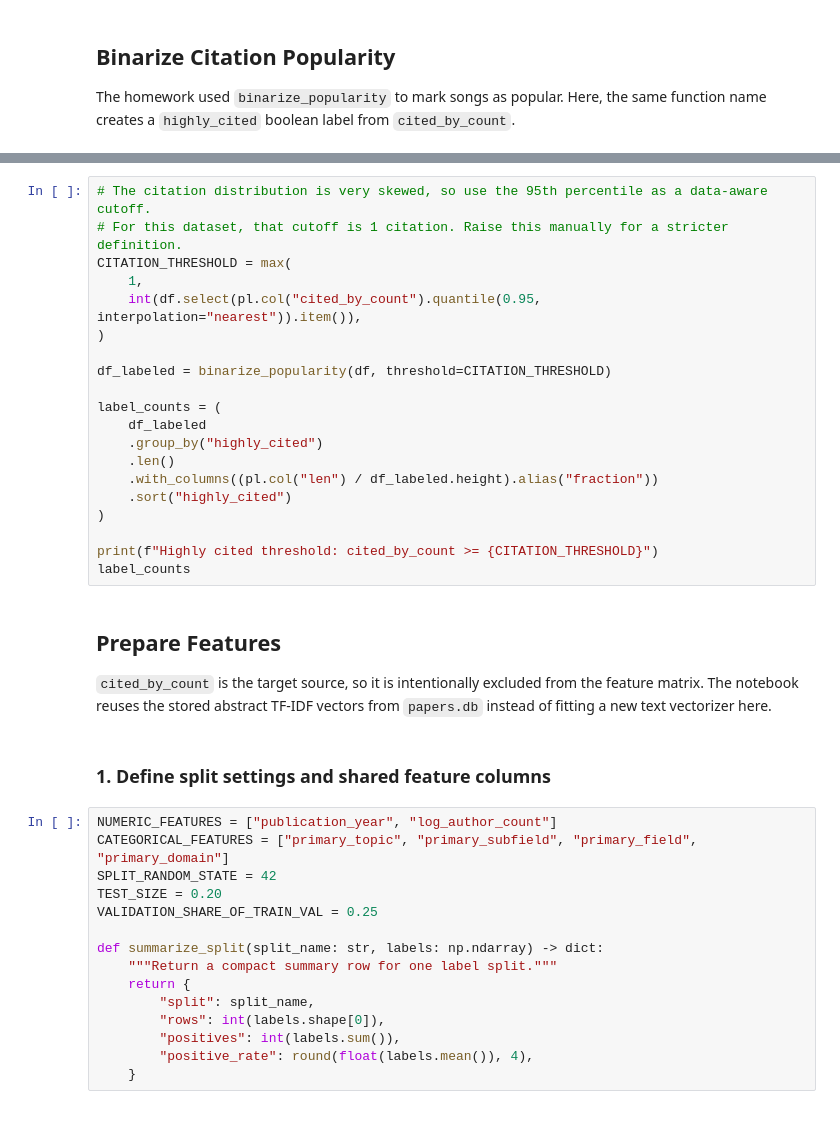
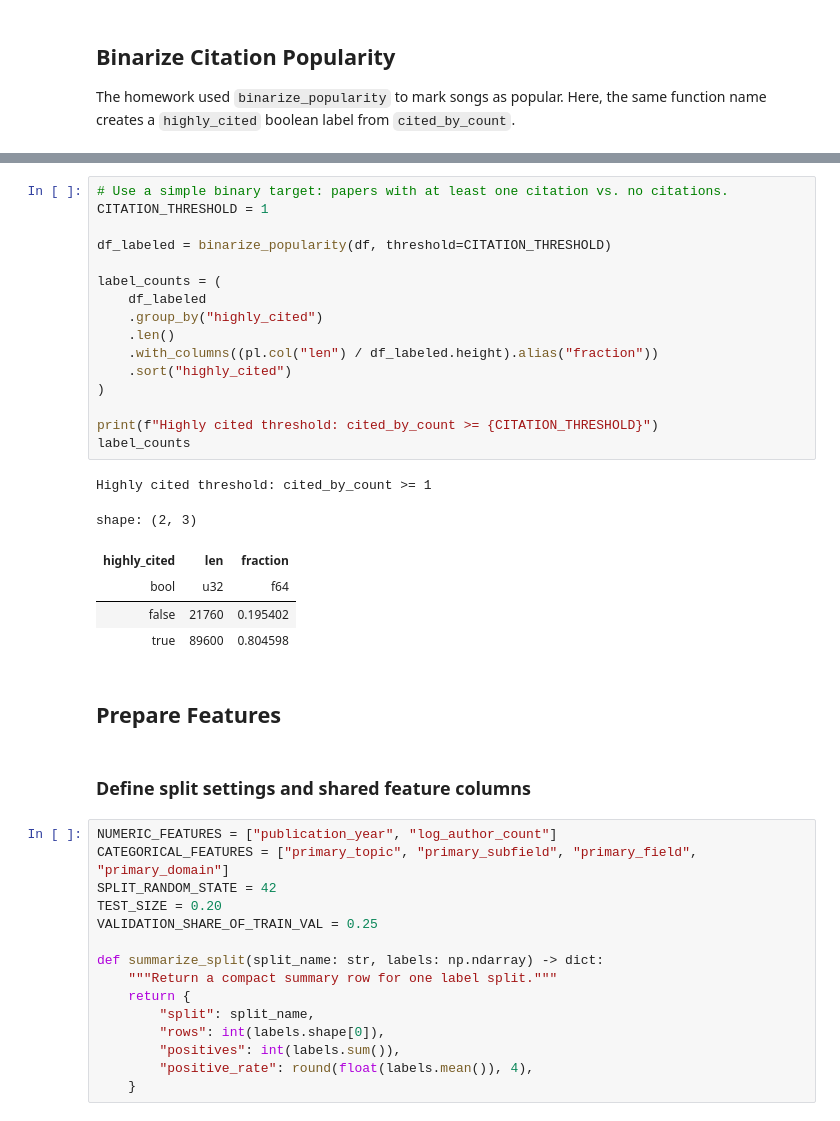
Before and after one commit to tina-ni/CIS-2450-Final-Project, a Jupyter notebook: notebooks/decisiontree_model.ipynb, the cells around one changed output, grey strips where cells are left out. Saved outputs shown, nothing was run; the diff lists cells and outputs as text.

Commit message:
Updated models with new data!
Yay

```diff
--- a/notebooks/decisiontree_model.ipynb
+++ b/notebooks/decisiontree_model.ipynb
@@ -93,29 +106,30 @@ binarize_popularity(sample, threshold=1)["highly_cited"].to_list()
 # %%
-# The citation distribution is very skewed, so use the 95th percentile as a data-aware cutoff.
-# For this dataset, that cutoff is 1 citation. Raise this manually for a stricter definition.
-CITATION_THRESHOLD = max(
-    1,
-    int(df.select(pl.col("cited_by_count").quantile(0.95, interpolation="nearest")).item()),
-)
+# Use a simple binary target: papers with at least one citation vs. no citations.
+CITATION_THRESHOLD = 1
 
 df_labeled = binarize_popularity(df, threshold=CITATION_THRESHOLD)
 
 label_counts = (
     df_labeled
     .group_by("highly_cited")
     .len()
     .with_columns((pl.col("len") / df_labeled.height).alias("fraction"))
     .sort("highly_cited")
 )
 
 print(f"Highly cited threshold: cited_by_count >= {CITATION_THRESHOLD}")
 label_counts
+# %% [output]
+Highly cited threshold: cited_by_count >= 1
+shape: (2, 3)
+| highly_cited | len | fraction |
+| bool | u32 | f64 |
+| false | 21760 | 0.195402 |
+| true | 89600 | 0.804598 |
 # %% [markdown]
 ## Prepare Features
-
-`cited_by_count` is the target source, so it is intentionally excluded from the feature matrix. The notebook reuses the stored abstract TF-IDF vectors from `papers.db` instead of fitting a new text vectorizer here.
 # %% [markdown]
-### 1. Define split settings and shared feature columns
+### Define split settings and shared feature columns
 # %%
 NUMERIC_FEATURES = ["publication_year", "log_author_count"]
 CATEGORICAL_FEATURES = ["primary_topic", "primary_subfield", "primary_field", "primary_domain"]
```
Also changed, not shown: parts of 19 cells of this notebook, 8 other files.
